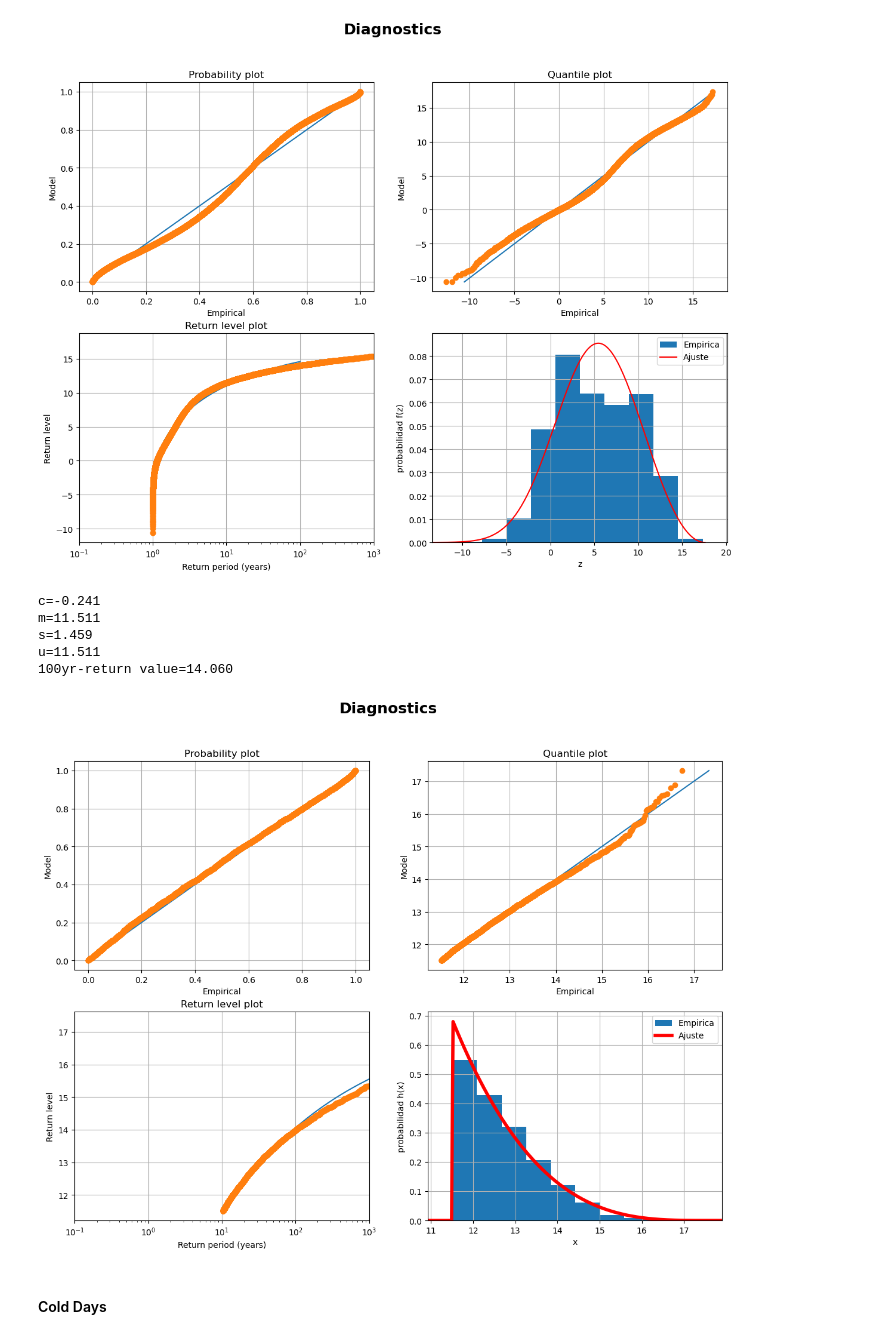
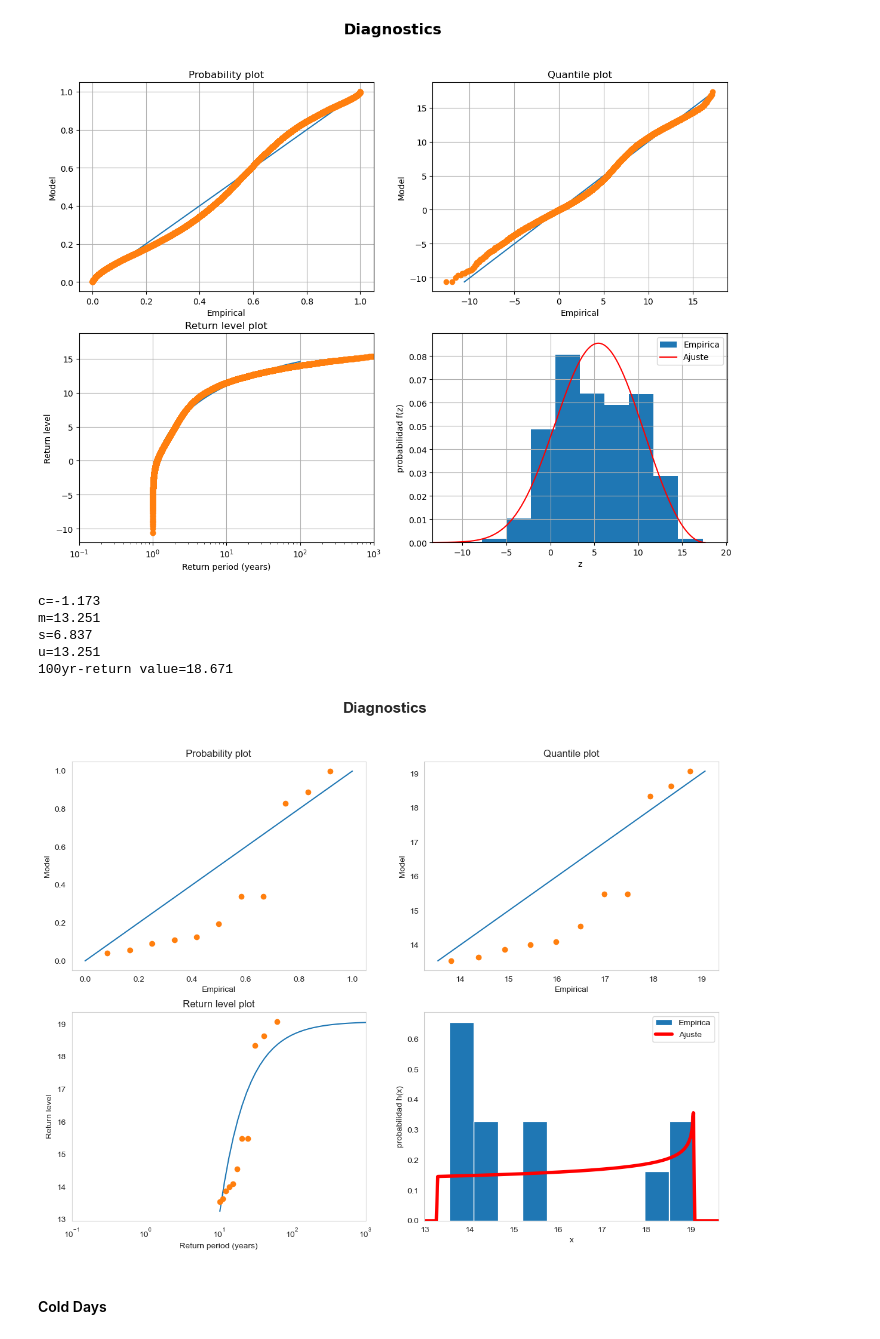
Before and after one commit to nagoremeabe/practica_2, a Jupyter notebook: practica2.ipynb, the cells around one changed output. Saved outputs shown, nothing was run; the diff lists cells and outputs as text; code cells hidden in the pictures.

```diff
--- a/practica2.ipynb
+++ b/practica2.ipynb
@@ -579,7 +578,7 @@ temp_min_mean = temp_min.mean(dim=['lat', 'lon']).tn
 corr_N, tminR = correct_series(percent = percent_cold_nights_N, tmin=temp_min.tn)
 # %%
 # import scipy.stats as stats
-x = temp_min_mean.copy()
+x = corr_N.copy()
 c, m, s = stats.genextreme.fit(x)
 c = -c
 
@@ -599,36 +598,36 @@ s   = 4.575
 # %%
 # Extremos por umbral
 #==============================================================
 #Seleccion del umbral: cogeremos el percentil 95
-x = temp_min_mean.copy()
+x = corr_N.copy()
 xSort = np.sort(x)
 pExp = np.arange(1,xSort.size+1,1)/(xSort.size+1)
 xLess= xSort[pExp<=.90]
 u = xLess[-1] +.05
 yExt = x[x>u].copy()
 # Ajuste usando herramienta de scipy:
 c, m, s = stats.genpareto.fit(yExt,floc = u)
 
-numYears = temp_min_mean.size
+numYears = corr_N.size
 N = 100
 fac = yExt.size/numYears
 rv = stats.genpareto(c,m,s)
 zp = rv.ppf(1-1/N/fac)
 
 #Diagnóstico:
 diagnosticsGPD(yExt,c,m,s,numYears)
 print('c='+'%.3f'%(c))
 print('m='+'%.3f'%(m))
 print('s='+'%.3f'%(s))
 print('u='+'%.3f'%(u))
 print('100yr-return value='+'%.3f'%(zp))
 # %% [output]
-c=-0.241
-m=11.511
-s=1.459
-u=11.511
-100yr-return value=14.060
+c=-1.173
+m=13.251
+s=6.837
+u=13.251
+100yr-return value=18.671
-[figure, old version]
+[figure, new version]
 # %% [markdown]
 #### <span style='color:black'>Cold Days</span>
 # %%
```
Also changed, not shown: parts of 16 cells of this notebook.
